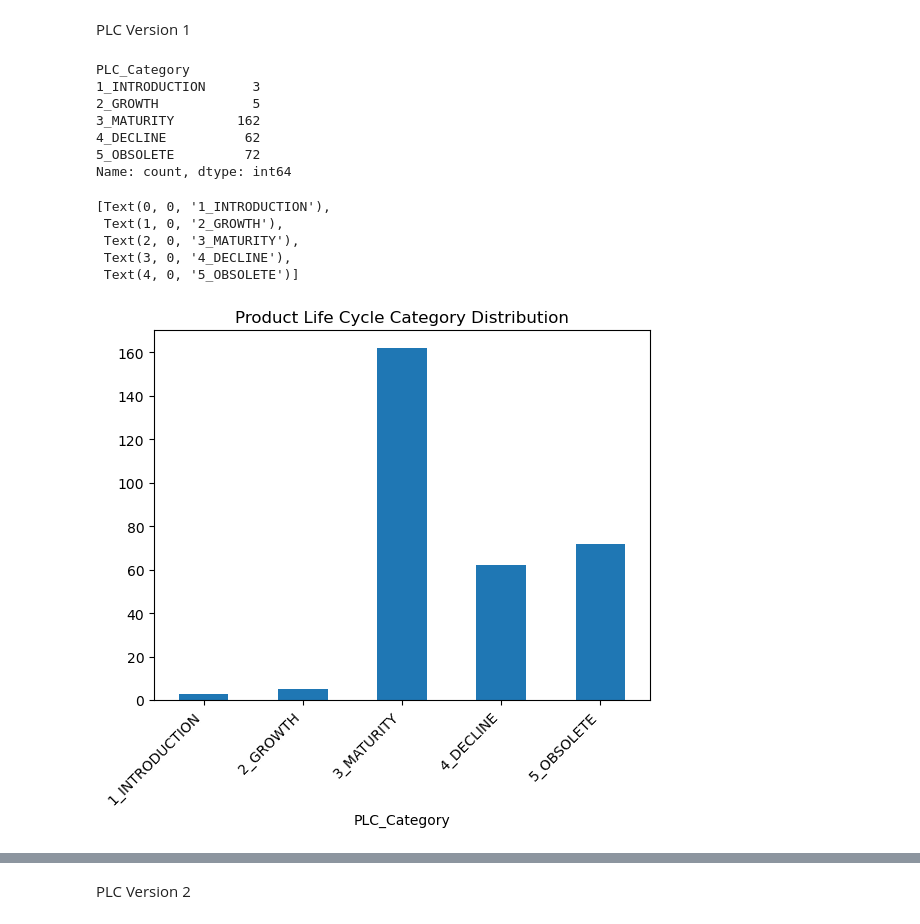
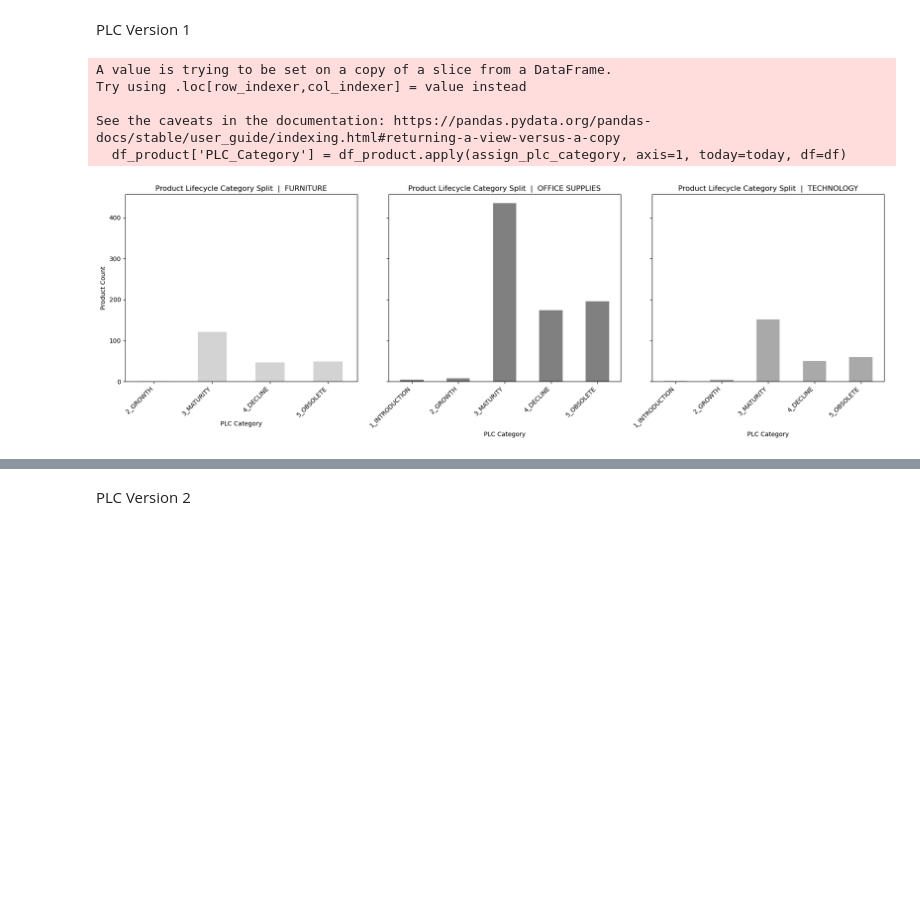
Before and after one commit to puma202581/CAB_Project_05_Superstore, a Jupyter notebook: Superstore_Feature_Eng_order_in_2017.ipynb, the cells around one changed output, grey strips where cells are left out. Saved outputs shown, nothing was run; the diff lists cells and outputs as text; code cells hidden in the pictures; blank space fills up the shorter version.

Commit message:
Finalized documents upload incl. project presentation

```diff
--- a/Superstore_Feature_Eng_order_in_2017.ipynb
+++ b/Superstore_Feature_Eng_order_in_2017.ipynb
@@ -1089,4 +1131,7 @@ df_product
 # show products with avg_profit_per_order < 0
 df_product[df_product['avg_profit_per_order'] < 0]
 
+# Drop all rows where avg_profit_per_order < 0 from df_product
+df_product = df_product[df_product['avg_profit_per_order'] >= 0]
+
 # 247 products fullfill condition -> Cancel products
@@ -1106,0 +1138,8 @@ df_product[df_product['avg_profit_per_order'] < 0]
+# %%
+# generate new column 'avg_discount_per_order' in df_product using all row-id for one product_id from dataframe df and adding up values in column 'discount' and then dividing by count of row_id for this product_id
+# To avoid the SettingWithCopyWarning, use .loc for assignment:
+df_product.loc[:, 'avg_discount_per_order'] = df_product['product_id'].map(
+    df.groupby('product_id')['discount'].mean()
+)
+
+df_product
@@ -1576,7 +1715,7 @@ Product Life Cycle (PLC) Categorization
 # %% [markdown]
 PLC Version 1
 # %%
-# Creation of Product Life Cycle (PLC) Category
+# Creation of Product Lifecycle (PLC) Category
 
 def assign_plc_category(row, today, df):
     # Calculate the difference in days
@@ -1607,53 +1746,73 @@ def assign_plc_category(row, today, df):
                            (df['order_date'] <= middle_date)]['order_id'].nunique()
 
         # Count unique order_id for period2 (After middle date to last order date, inclusive)
         period2_count = df[(df['product_id'] == row['product_id']) &
                            (df['order_date'] > middle_date) &
                            (df['order_date'] <= row['product_date_last_sale'])]['order_id'].nunique()
 
         # Assign category based on comparison
         if period1_count > period2_count:
             return '4_DECLINE'
         else:
             return '3_MATURITY'
 
     # Default to 'DECLINE' if no other condition is met
     return '4_DECLINE'
 
 
 
 # Apply the function to assign PLC_Category
 df_product['PLC_Category'] = df_product.apply(assign_plc_category, axis=1, today=today, df=df)
 
-# Limit output in df_product to technology products
-df_product_technology = df_product[df_product['category'] == 'Technology']
 
 
-# Print summary of PLC_Category
-print(df_product_technology['PLC_Category'].value_counts().sort_index())
+# Plot generation
+import matplotlib.pyplot as plt
 
+# Prepare data for each category
+categories = ['Furniture', 'Office Supplies', 'Technology']
+colors = ['lightgrey', 'grey', 'darkgrey']
 
-# Create bar chart for PLC_Category with customizable x-axis label rotation and alignment
-ax = df_product_technology['PLC_Category'].value_counts().sort_index().plot(
-    kind='bar',
-    title='Product Life Cycle Category Distribution'
-)
-ax.set_xticklabels(ax.get_xticklabels(), rotation=45, ha='right')
+fig, axes = plt.subplots(1, 3, figsize=(18, 6), sharey=True)
+
+for i, (category, color) in enumerate(zip(categories, colors)):
+    df_cat = df_product[df_product['category'] == category]
+    ax = axes[i]
+    if df_cat.empty:
+        ax.set_title(f'Product Lifecycle Category Split  |  {category.upper()}')
+        ax.set_xlabel('PLC Category')
+        if i == 0:
+            ax.set_ylabel('Product Count')
+        else:
+            ax.set_ylabel('')
+        ax.text(0.5, 0.5, 'No Data', ha='center', va='center', fontsize=12, color='red', transform=ax.transAxes)
+        ax.set_xticks([])
+        ax.set_yticks([])
+        continue
+    plc_counts = df_cat['PLC_Category'].value_counts().sort_index()
+    plc_counts.plot(
+        kind='bar',
+        color=color,
+        ax=ax,
+        title=f'Product Lifecycle Category Split  |  {category.upper()}'
+    )
+    ax.set_xticklabels(ax.get_xticklabels(), rotation=45, ha='right')
+    ax.set_xlabel('PLC Category')
+    if i == 0:
+        ax.set_ylabel('Product Count')
+    else:
+        ax.set_ylabel('')
+
+plt.tight_layout()
+plt.show()
 
 
 # Validation in Excel
 # Method above correctly assigned PLC_Category
 # %% [output]
-PLC_Category
-1_INTRODUCTION      3
-2_GROWTH            5
-3_MATURITY        162
-4_DECLINE          62
-5_OBSOLETE         72
-Name: count, dtype: int64
+A value is trying to be set on a copy of a slice from a DataFrame.
+Try using .loc[row_indexer,col_indexer] = value instead
+
+See the caveats in the documentation: https://pandas.pydata.org/pandas-docs/stable/user_guide/indexing.html#returning-a-view-versus-a-copy
+  df_product['PLC_Category'] = df_product.apply(assign_plc_category, axis=1, today=today, df=df)
-[Text(0, 0, '1_INTRODUCTION'),
- Text(1, 0, '2_GROWTH'),
- Text(2, 0, '3_MATURITY'),
- Text(3, 0, '4_DECLINE'),
- Text(4, 0, '5_OBSOLETE')]
-[figure, old version]
+[figure, new version]
```
Also changed, not shown: parts of 34 cells of this notebook, 5 other files.
